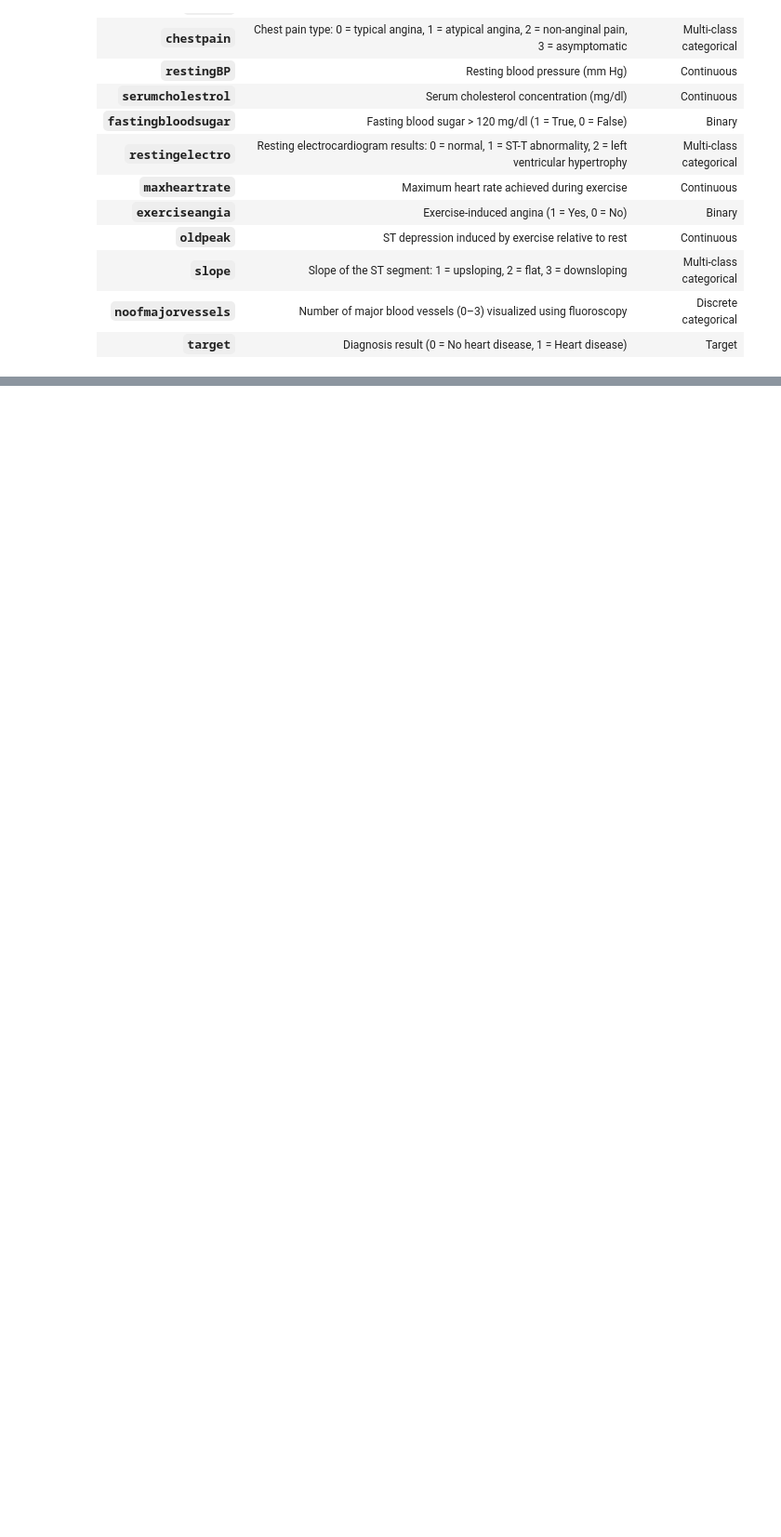
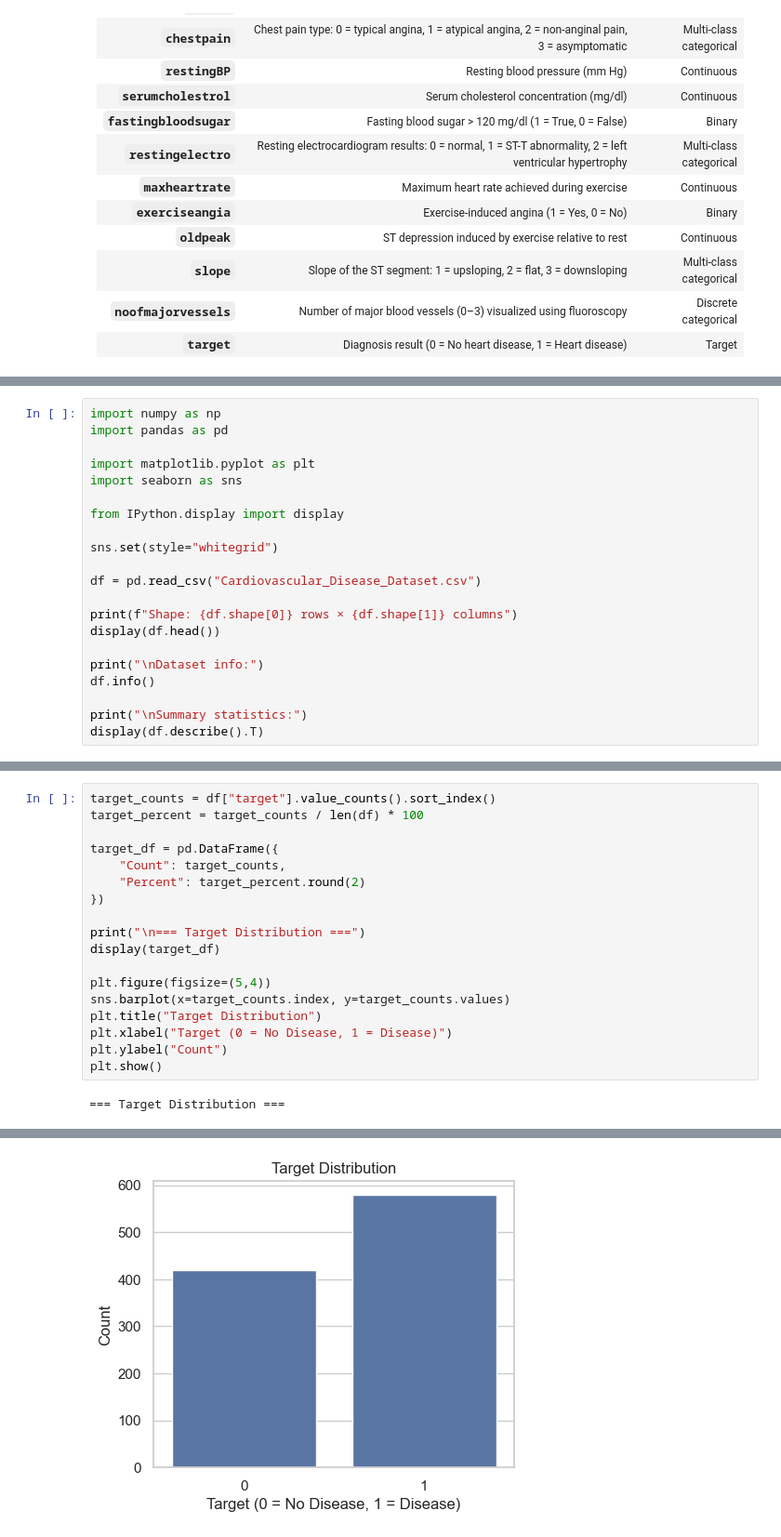
Before and after one commit to paul-adrien1/Projet_ML_notebook, a Jupyter notebook: ML_Project_AVC.ipynb, the cells around one changed output, grey strips where cells are left out. Shown at 93% size. Saved outputs shown, nothing was run; the diff lists cells and outputs as text; blank space fills up the shorter version.

```diff
--- a/ML_Project_AVC.ipynb
+++ b/ML_Project_AVC.ipynb
@@ -64,0 +119,21 @@ The table below summarizes the 13 input features, their medical meaning, and the
+# %%
+import numpy as np
+import pandas as pd
+
+import matplotlib.pyplot as plt
+import seaborn as sns
+
+from IPython.display import display
+
+sns.set(style="whitegrid")
+
+df = pd.read_csv("Cardiovascular_Disease_Dataset.csv")
+
+print(f"Shape: {df.shape[0]} rows × {df.shape[1]} columns")
+display(df.head())
+
+print("\nDataset info:")
+df.info()
+
+print("\nSummary statistics:")
+display(df.describe().T)
@@ -64,0 +220,20 @@ The table below summarizes the 13 input features, their medical meaning, and the
+# %%
+target_counts = df["target"].value_counts().sort_index()
+target_percent = target_counts / len(df) * 100
+
+target_df = pd.DataFrame({
+    "Count": target_counts,
+    "Percent": target_percent.round(2)
+})
+
+print("\n=== Target Distribution ===")
+display(target_df)
+
+plt.figure(figsize=(5,4))
+sns.barplot(x=target_counts.index, y=target_counts.values)
+plt.title("Target Distribution")
+plt.xlabel("Target (0 = No Disease, 1 = Disease)")
+plt.ylabel("Count")
+plt.show()
+# %% [output]
+=== Target Distribution ===
@@ -64,0 +244 @@ The table below summarizes the 13 input features, their medical meaning, and the
+[figure, added]
```
Also changed, not shown: parts of 48 cells of this notebook.
